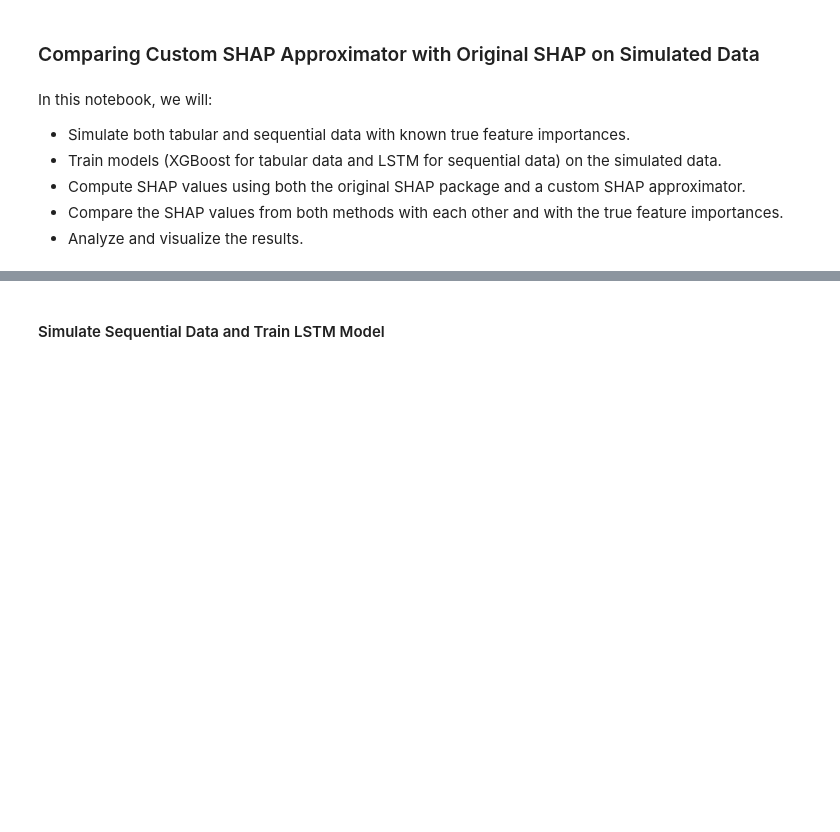
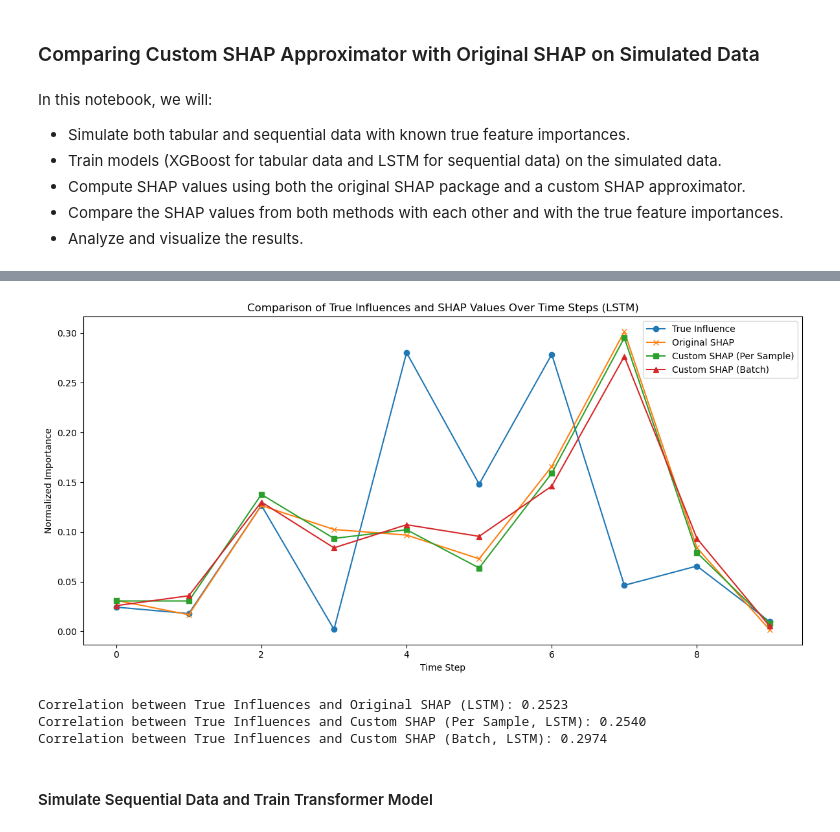
Before and after one commit to niyangbai/SparseSHAP, a Jupyter notebook: toy/toy_example.ipynb, the cells around one changed output, grey strips where cells are left out. Saved outputs shown, nothing was run; the diff lists cells and outputs as text; code cells hidden in the pictures; blank space fills up the shorter version.

```diff
--- a/toy/toy_example.ipynb
+++ b/toy/toy_example.ipynb
@@ -132,0 +208,32 @@ Correlation between True Importances and Custom SHAP (XGBoost): 0.9892
+# %%
+# Initialize custom SHAP approximator
+custom_shap_approximator_seq = SequentialSHAPApproximator(model_lstm, X_train_sample_seq, num_samples=100)
+
+# Compute SHAP values using custom approximator
+shap_values_custom_seq = custom_shap_approximator_seq.compute_shap_values(X_test_sample_seq)
+
+# Compute SHAP values using custom approximator in batch mode
+shap_values_custom_seq_batch = custom_shap_approximator_seq.batch_approximate_shap_values(X_test_sample_seq)
+# %%
+# Compute mean absolute SHAP values for the original SHAP values
+mean_abs_shap_values_seq = np.mean(np.abs(shap_values_shap_seq), axis=0).flatten()
+# Compute mean absolute SHAP values for the custom SHAP values (per sample and batch mode)
+mean_abs_custom_shap_values_seq = np.mean(np.abs(shap_values_custom_seq), axis=0).flatten()
+mean_abs_custom_shap_values_seq_batch = np.mean(np.abs(shap_values_custom_seq_batch), axis=0).flatten()
+
+# Normalize SHAP values
+norm_mean_abs_shap_values_seq = mean_abs_shap_values_seq / np.sum(mean_abs_shap_values_seq)
+norm_mean_abs_custom_shap_values_seq = mean_abs_custom_shap_values_seq / np.sum(mean_abs_custom_shap_values_seq)
+norm_mean_abs_custom_shap_values_seq_batch = mean_abs_custom_shap_values_seq_batch / np.sum(mean_abs_custom_shap_values_seq_batch)
+
+# Create DataFrame for comparison
+time_steps = np.arange(len(true_influences))
+comparison_seq_df = pd.DataFrame({
+    'Time Step': time_steps,
+    'True Influence': true_influences,
+    'Original SHAP': norm_mean_abs_shap_values_seq,
+    'Custom SHAP (Per Sample)': norm_mean_abs_custom_shap_values_seq,
+    'Custom SHAP (Batch)': norm_mean_abs_custom_shap_values_seq_batch
+})
+
+print(comparison_seq_df)
@@ -133,2 +258,30 @@ Correlation between True Importances and Custom SHAP (XGBoost): 0.9892
+# %%
+# Plot comparison over time steps
+plt.figure(figsize=(12, 6))
+plt.plot(comparison_seq_df['Time Step'], comparison_seq_df['True Influence'], marker='o', label='True Influence')
+plt.plot(comparison_seq_df['Time Step'], comparison_seq_df['Original SHAP'], marker='x', label='Original SHAP')
+plt.plot(comparison_seq_df['Time Step'], comparison_seq_df['Custom SHAP (Per Sample)'], marker='s', label='Custom SHAP (Per Sample)')
+plt.plot(comparison_seq_df['Time Step'], comparison_seq_df['Custom SHAP (Batch)'], marker='^', label='Custom SHAP (Batch)')
+plt.xlabel('Time Step')
+plt.ylabel('Normalized Importance')
+plt.title('Comparison of True Influences and SHAP Values Over Time Steps (LSTM)')
+plt.legend()
+plt.tight_layout()
+plt.show()
+# %% [output]
+[figure, added]
+# %%
+# Correlation with true influences
+corr_true_original_seq, _ = pearsonr(true_influences, norm_mean_abs_shap_values_seq)
+corr_true_custom_seq, _ = pearsonr(true_influences, norm_mean_abs_custom_shap_values_seq)
+corr_true_custom_seq_batch, _ = pearsonr(true_influences, norm_mean_abs_custom_shap_values_seq_batch)
+
+print(f'Correlation between True Influences and Original SHAP (LSTM): {corr_true_original_seq:.4f}')
+print(f'Correlation between True Influences and Custom SHAP (Per Sample, LSTM): {corr_true_custom_seq:.4f}')
+print(f'Correlation between True Influences and Custom SHAP (Batch, LSTM): {corr_true_custom_seq_batch:.4f}')
+# %% [output]
+Correlation between True Influences and Original SHAP (LSTM): 0.2523
+Correlation between True Influences and Custom SHAP (Per Sample, LSTM): 0.2540
+Correlation between True Influences and Custom SHAP (Batch, LSTM): 0.2974
 # %% [markdown]
-#### Simulate Sequential Data and Train LSTM Model
+#### Simulate Sequential Data and Train Transformer Model
```
Also changed, not shown: parts of 19 cells of this notebook, 26 other files.
